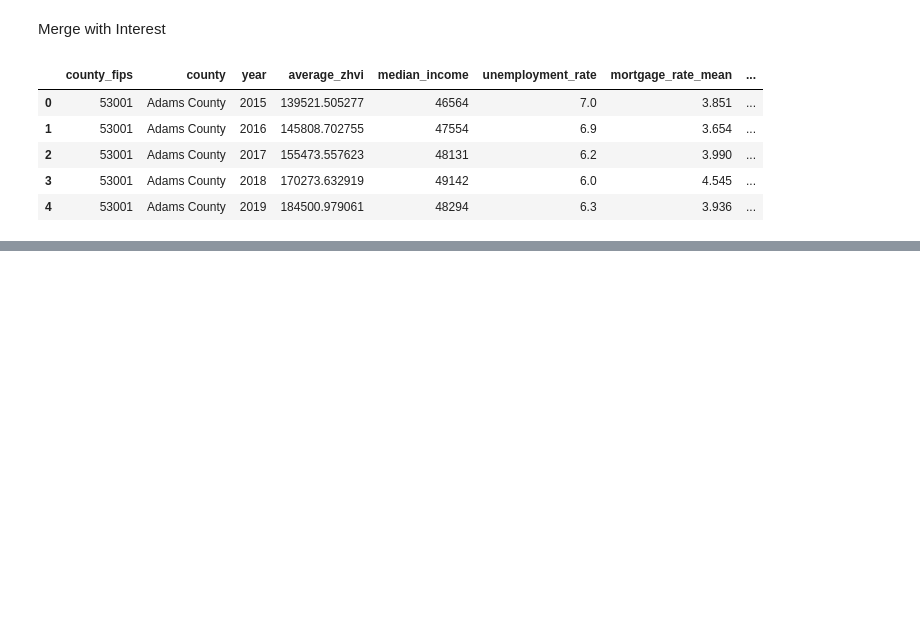
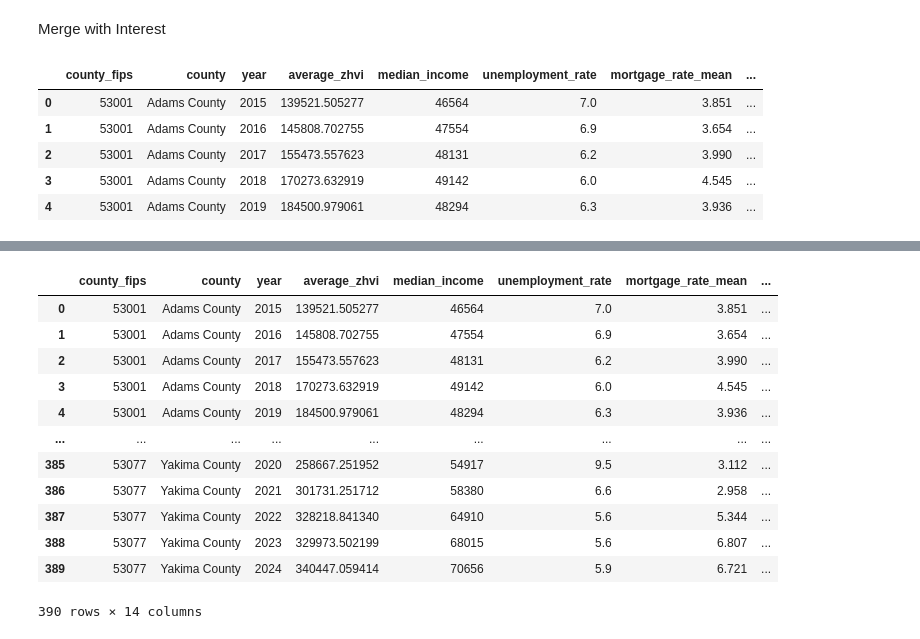
Before and after one commit to binay8/wa-housing, a Jupyter notebook: code/01_data_preparation.ipynb, the cells around one changed output, grey strips where cells are left out. Drawn from its saved outputs; the diff is of its cells as text; code cells hidden in the pictures; blank space fills up the shorter version.

```diff
--- a/code/01_data_preparation.ipynb
+++ b/code/01_data_preparation.ipynb
@@ -621,0 +705,16 @@ housing_df.head()
+# %%
+housing_df
+# %% [output]
+|  | county_fips | county | year | average_zhvi | median_income | unemployment_rate | mortgage_rate_mean | ... |
+| 0 | 53001 | Adams County | 2015 | 139521.505277 | 46564 | 7.0 | 3.851 | ... |
+| 1 | 53001 | Adams County | 2016 | 145808.702755 | 47554 | 6.9 | 3.654 | ... |
+| 2 | 53001 | Adams County | 2017 | 155473.557623 | 48131 | 6.2 | 3.990 | ... |
+| 3 | 53001 | Adams County | 2018 | 170273.632919 | 49142 | 6.0 | 4.545 | ... |
+| 4 | 53001 | Adams County | 2019 | 184500.979061 | 48294 | 6.3 | 3.936 | ... |
+| ... | ... | ... | ... | ... | ... | ... | ... | ... |
+| 385 | 53077 | Yakima County | 2020 | 258667.251952 | 54917 | 9.5 | 3.112 | ... |
+| 386 | 53077 | Yakima County | 2021 | 301731.251712 | 58380 | 6.6 | 2.958 | ... |
+| 387 | 53077 | Yakima County | 2022 | 328218.841340 | 64910 | 5.6 | 5.344 | ... |
+| 388 | 53077 | Yakima County | 2023 | 329973.502199 | 68015 | 5.6 | 6.807 | ... |
+| 389 | 53077 | Yakima County | 2024 | 340447.059414 | 70656 | 5.9 | 6.721 | ... |
+390 rows × 14 columns
```
Also changed, not shown: parts of 5 cells of this notebook, 2 other files.
